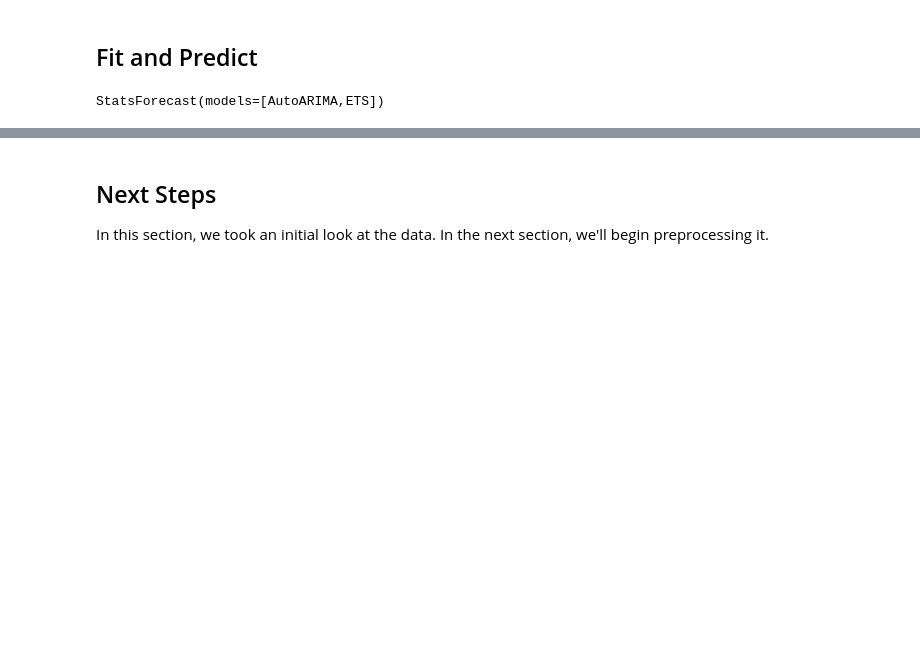
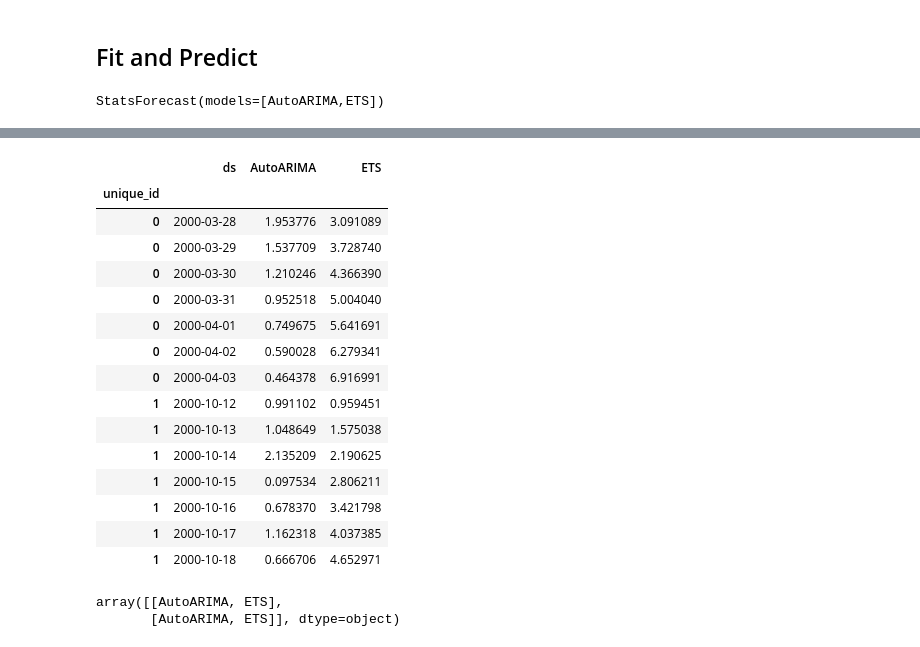
Before and after one commit to kvnkho/pydata-timeseries-forecasting, a Jupyter notebook: notebooks/01-introduction_to_nixtla.ipynb, the cells around one changed output, grey strips where cells are left out. Cells and saved outputs as stored; diff of their text form; code cells hidden in the pictures; blank space fills up the shorter version.

```diff
--- a/notebooks/01-introduction_to_nixtla.ipynb
+++ b/notebooks/01-introduction_to_nixtla.ipynb
@@ -223,4 +102,24 @@ plot_one(training_data, calendar, 'HOUSEHOLD_1_118_CA_3_evaluation')
-# %% [markdown]
-## Next Steps
-
-In this section, we took an initial look at the data. In the next section, we'll begin preprocessing it.
+# %%
+model.predict(h=7)
+# %% [output]
+|  | ds | AutoARIMA | ETS |
+| unique_id |  |  |  |
+| 0 | 2000-03-28 | 1.953776 | 3.091089 |
+| 0 | 2000-03-29 | 1.537709 | 3.728740 |
+| 0 | 2000-03-30 | 1.210246 | 4.366390 |
+| 0 | 2000-03-31 | 0.952518 | 5.004040 |
+| 0 | 2000-04-01 | 0.749675 | 5.641691 |
+| 0 | 2000-04-02 | 0.590028 | 6.279341 |
+| 0 | 2000-04-03 | 0.464378 | 6.916991 |
+| 1 | 2000-10-12 | 0.991102 | 0.959451 |
+| 1 | 2000-10-13 | 1.048649 | 1.575038 |
+| 1 | 2000-10-14 | 2.135209 | 2.190625 |
+| 1 | 2000-10-15 | 0.097534 | 2.806211 |
+| 1 | 2000-10-16 | 0.678370 | 3.421798 |
+| 1 | 2000-10-17 | 1.162318 | 4.037385 |
+| 1 | 2000-10-18 | 0.666706 | 4.652971 |
+# %%
+model.fitted_
+# %% [output]
+array([[AutoARIMA, ETS],
+       [AutoARIMA, ETS]], dtype=object)
```
Also changed, not shown: parts of 13 cells of this notebook, 1 other file.
